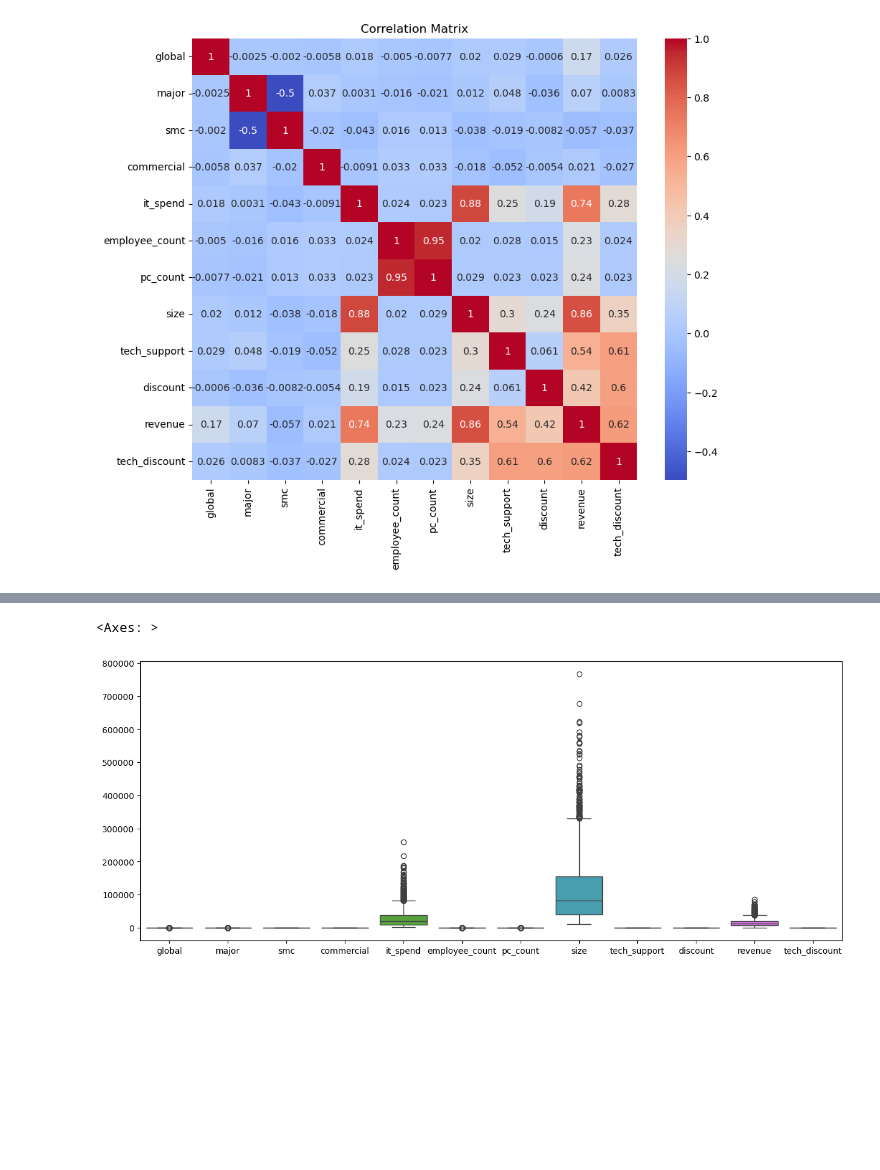
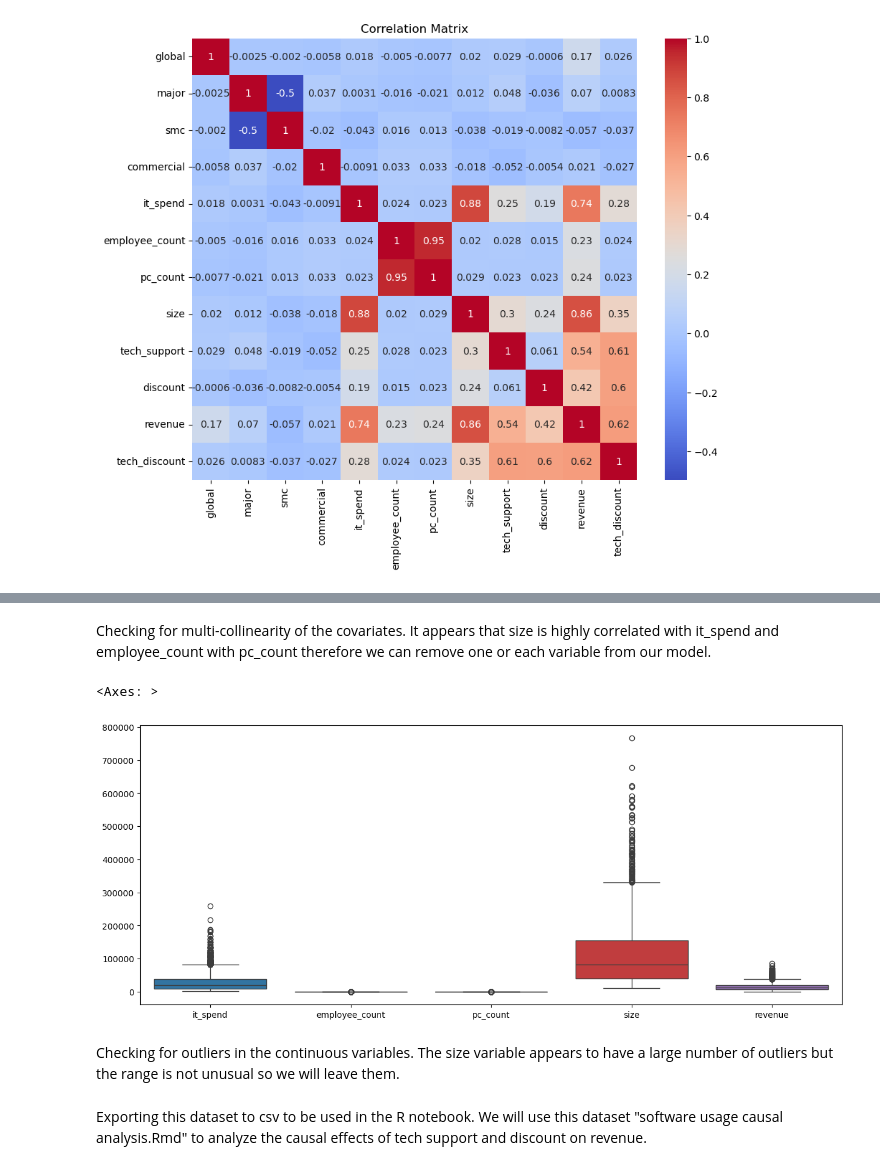
Before and after one commit to scoobs5555/Software-Usage-Promotion-Campaign, a Jupyter notebook: Software Usage Promotion Campaign.ipynb, the cells around one changed output, grey strips where cells are left out. Cells and saved outputs as stored; diff of their text form; code cells hidden in the pictures; blank space fills up the shorter version.

```diff
--- a/Software Usage Promotion Campaign.ipynb
+++ b/Software Usage Promotion Campaign.ipynb
@@ -164,10 +183,16 @@ sns.pairplot(df)
+# %% [markdown]
+Checking for multi-collinearity of the covariates.  It appears that size is highly correlated with it_spend and employee_count with pc_count therefore we can remove one or each variable from our model.
 # %%
 # check for outliers
 plt.figure(figsize=(15, 6))
-sns.boxplot(data=df)
+sns.boxplot(data=df[['it_spend', 'employee_count', 'pc_count', 'size', 'revenue']])
 # %% [output]
 <Axes: >
-[figure, old version]
+[figure, new version]
+# %% [markdown]
+Checking for outliers in the continuous variables.  The size variable appears to have a large number of outliers but the range is not unusual so we will leave them.
 # %%
 # export dataframe to csv
 df.to_csv('multi_attribution_update.csv', index=False)
+# %% [markdown]
+Exporting this dataset to csv to be used in the R notebook.  We will use this dataset "software usage causal analysis.Rmd" to analyze the causal effects of tech support and discount on revenue.
```
Also changed, not shown: parts of 14 cells of this notebook, 18 other files.
